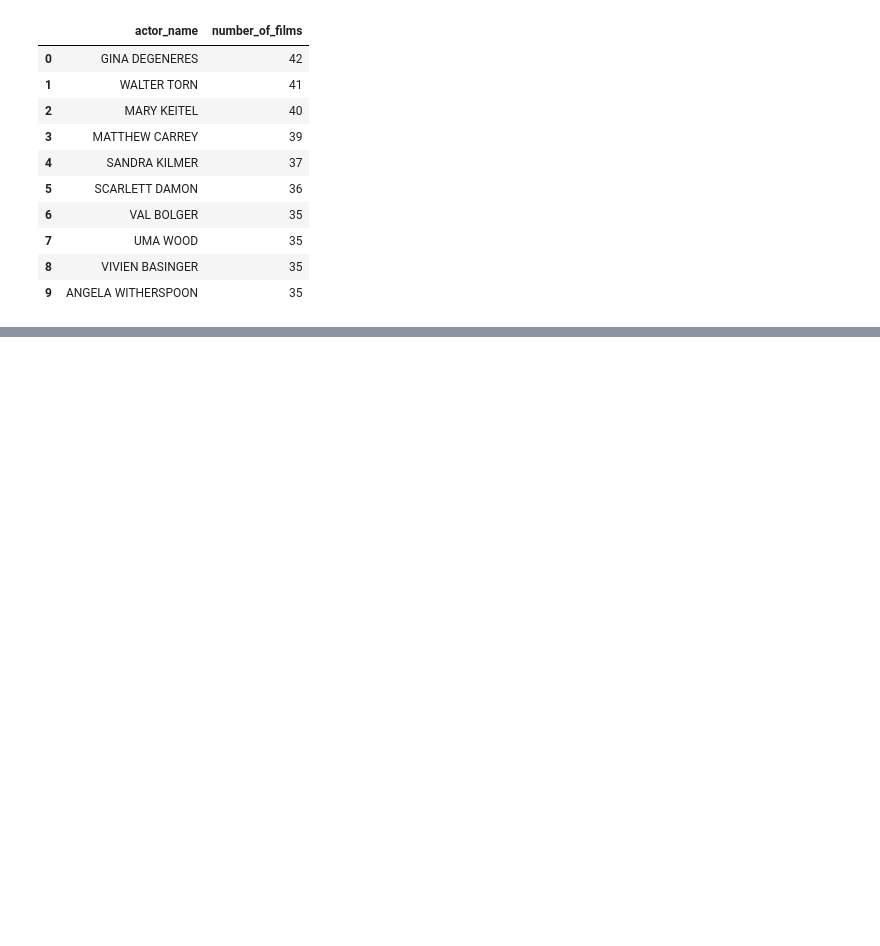
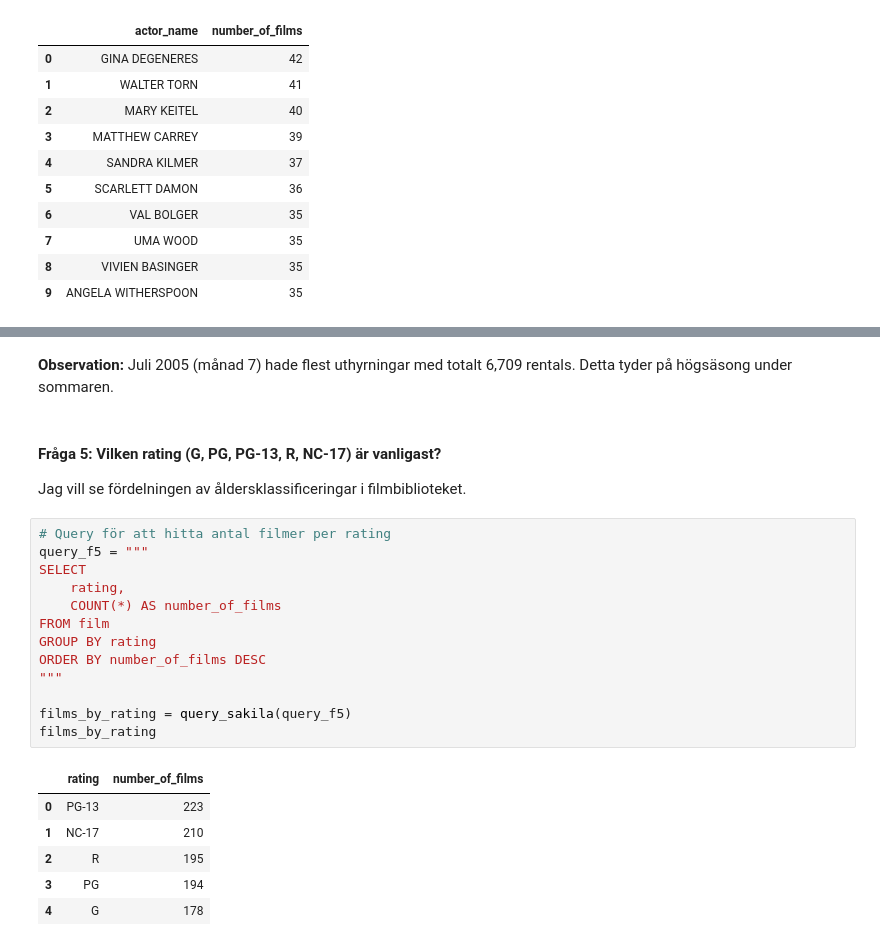
Before and after one commit to jazzuss/Sakila-Lab_Jasmin, a Jupyter notebook: notebooks/sakila_analysis.ipynb, the cells around one changed output, grey strips where cells are left out. Cells and saved outputs as stored; diff of their text form; blank space fills up the shorter version.

```diff
--- a/notebooks/sakila_analysis.ipynb
+++ b/notebooks/sakila_analysis.ipynb
@@ -221,0 +288,25 @@ top_actors
+# %% [markdown]
+**Observation:** Juli 2005 (månad 7) hade flest uthyrningar med totalt 6,709 rentals. Detta tyder på högsäsong under sommaren.
+# %% [markdown]
+#### Fråga 5: Vilken rating (G, PG, PG-13, R, NC-17) är vanligast?
+Jag vill se fördelningen av åldersklassificeringar i filmbiblioteket.
+# %%
+# Query för att hitta antal filmer per rating
+query_f5 = """
+SELECT
+    rating,
+    COUNT(*) AS number_of_films
+FROM film
+GROUP BY rating
+ORDER BY number_of_films DESC
+"""
+
+films_by_rating = query_sakila(query_f5)
+films_by_rating
+# %% [output]
+|  | rating | number_of_films |
+| 0 | PG-13 | 223 |
+| 1 | NC-17 | 210 |
+| 2 | R | 195 |
+| 3 | PG | 194 |
+| 4 | G | 178 |
```
Also changed, not shown: parts of 11 cells of this notebook.
